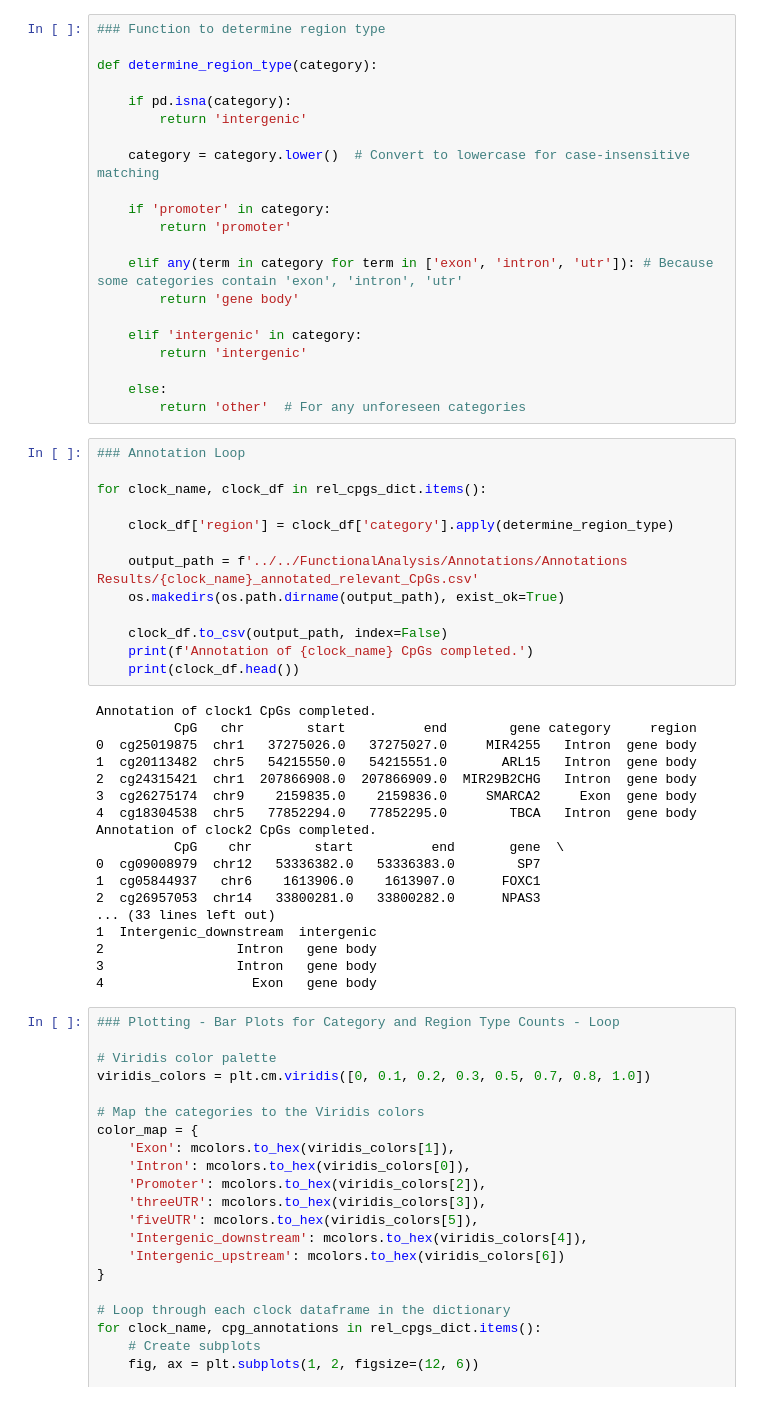
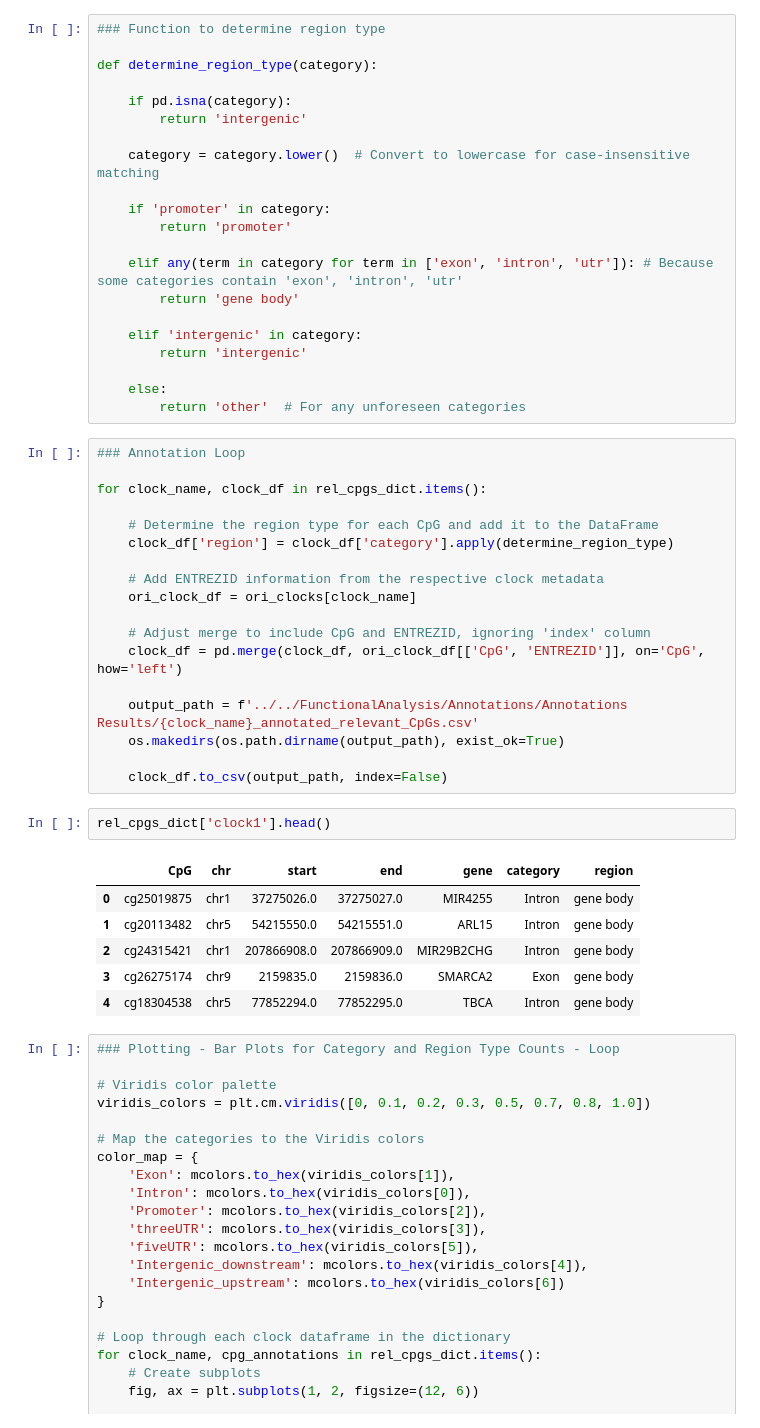
Before and after one commit to AntunesCSR/ChallengingClockUniversality, a Jupyter notebook: FunctionalAnalysis/Annotations/Gene_Annotation.ipynb, the cells around one changed output. Cells and saved outputs as stored; diff of their text form.

```diff
--- a/FunctionalAnalysis/Annotations/Gene_Annotation.ipynb
+++ b/FunctionalAnalysis/Annotations/Gene_Annotation.ipynb
@@ -152,32 +191,28 @@ def determine_region_type(category):
 
 for clock_name, clock_df in rel_cpgs_dict.items():
 
+    # Determine the region type for each CpG and add it to the DataFrame
     clock_df['region'] = clock_df['category'].apply(determine_region_type)
+
+    # Add ENTREZID information from the respective clock metadata
+    ori_clock_df = ori_clocks[clock_name]
+
+    # Adjust merge to include CpG and ENTREZID, ignoring 'index' column
+    clock_df = pd.merge(clock_df, ori_clock_df[['CpG', 'ENTREZID']], on='CpG', how='left')
 
     output_path = f'../../FunctionalAnalysis/Annotations/Annotations Results/{clock_name}_annotated_relevant_CpGs.csv'
     os.makedirs(os.path.dirname(output_path), exist_ok=True)
 
     clock_df.to_csv(output_path, index=False)
-    print(f'Annotation of {clock_name} CpGs completed.')
-    print(clock_df.head())
-# %% [output]
-Annotation of clock1 CpGs completed.
-          CpG   chr        start          end        gene category     region
-0  cg25019875  chr1   37275026.0   37275027.0     MIR4255   Intron  gene body
-1  cg20113482  chr5   54215550.0   54215551.0       ARL15   Intron  gene body
-2  cg24315421  chr1  207866908.0  207866909.0  MIR29B2CHG   Intron  gene body
-3  cg26275174  chr9    2159835.0    2159836.0     SMARCA2     Exon  gene body
-4  cg18304538  chr5   77852294.0   77852295.0        TBCA   Intron  gene body
-Annotation of clock2 CpGs completed.
-          CpG    chr        start          end       gene  \
-0  cg09008979  chr12   53336382.0   53336383.0        SP7
-1  cg05844937   chr6    1613906.0    1613907.0      FOXC1
-2  cg26957053  chr14   33800281.0   33800282.0      NPAS3
-... (33 lines left out)
-1  Intergenic_downstream  intergenic
-2                 Intron   gene body
-3                 Intron   gene body
-4                   Exon   gene body
+# %%
+rel_cpgs_dict['clock1'].head()
+# %% [output]
+|  | CpG | chr | start | end | gene | category | region |
+| 0 | cg25019875 | chr1 | 37275026.0 | 37275027.0 | MIR4255 | Intron | gene body |
+| 1 | cg20113482 | chr5 | 54215550.0 | 54215551.0 | ARL15 | Intron | gene body |
+| 2 | cg24315421 | chr1 | 207866908.0 | 207866909.0 | MIR29B2CHG | Intron | gene body |
+| 3 | cg26275174 | chr9 | 2159835.0 | 2159836.0 | SMARCA2 | Exon | gene body |
+| 4 | cg18304538 | chr5 | 77852294.0 | 77852295.0 | TBCA | Intron | gene body |
 # %%
 ### Plotting - Bar Plots for Category and Region Type Counts - Loop
 
```
Also changed, not shown: parts of 2 cells of this notebook.
